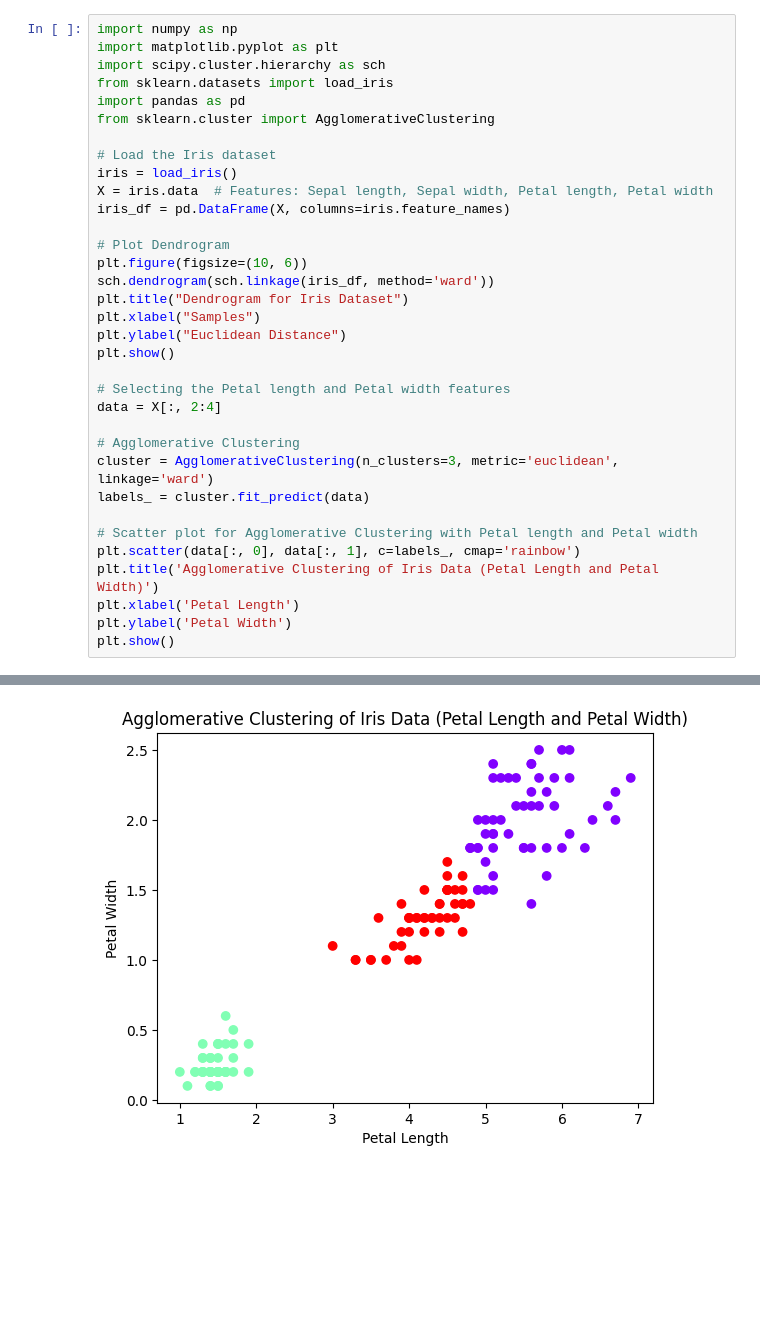
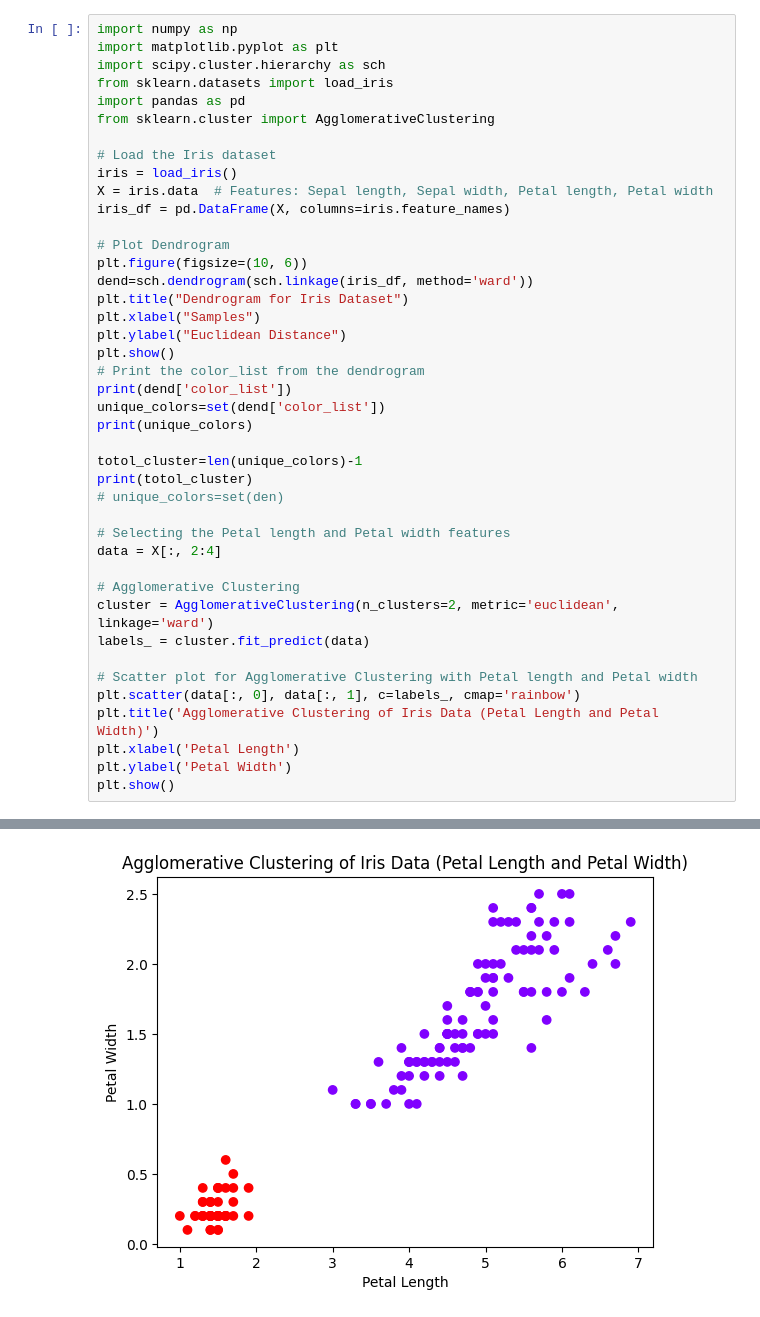
Before and after one commit to Tanveerr97/ML, a Jupyter notebook: Hierarchy_02.ipynb, the cells around one changed output, grey strips where cells are left out. Saved outputs shown, nothing was run; the diff lists cells and outputs as text; blank space fills up the shorter version.

```diff
--- a/Hierarchy_02.ipynb
+++ b/Hierarchy_02.ipynb
@@ -13,17 +13,25 @@ iris_df = pd.DataFrame(X, columns=iris.feature_names)
 
 # Plot Dendrogram
 plt.figure(figsize=(10, 6))
-sch.dendrogram(sch.linkage(iris_df, method='ward'))
+dend=sch.dendrogram(sch.linkage(iris_df, method='ward'))
 plt.title("Dendrogram for Iris Dataset")
 plt.xlabel("Samples")
 plt.ylabel("Euclidean Distance")
 plt.show()
+# Print the color_list from the dendrogram
+print(dend['color_list'])
+unique_colors=set(dend['color_list'])
+print(unique_colors)
+
+totol_cluster=len(unique_colors)-1
+print(totol_cluster)
+# unique_colors=set(den)
 
 # Selecting the Petal length and Petal width features
 data = X[:, 2:4]
 
 # Agglomerative Clustering
-cluster = AgglomerativeClustering(n_clusters=3, metric='euclidean', linkage='ward')
+cluster = AgglomerativeClustering(n_clusters=2, metric='euclidean', linkage='ward')
 labels_ = cluster.fit_predict(data)
 
 # Scatter plot for Agglomerative Clustering with Petal length and Petal width
@@ -37 +48 @@ plt.show()
-[figure, old version]
+[figure, new version]
```
Also changed, not shown: parts of 2 cells of this notebook.
